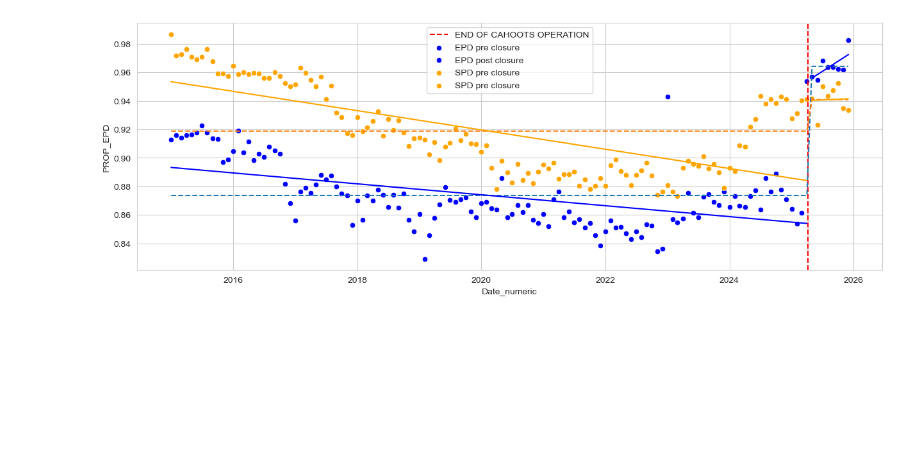
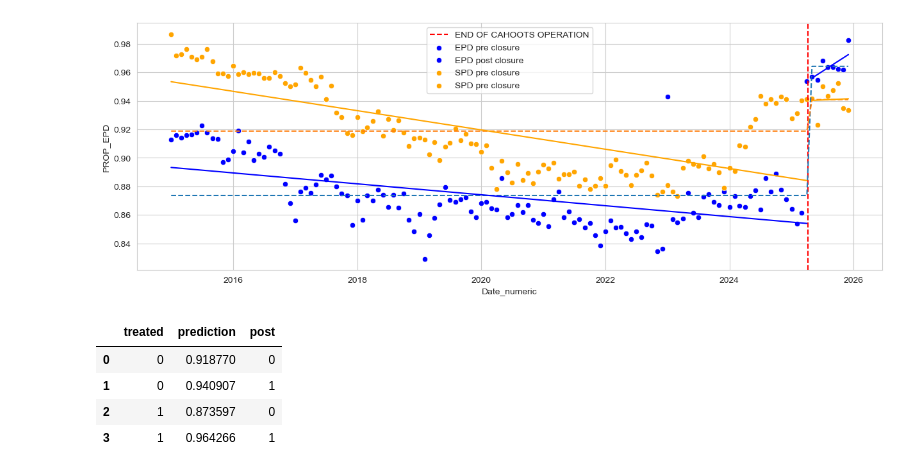
Before and after one commit to luhlig123/DataScienceInAction, a Jupyter notebook: DSCI410_Data_Processing.ipynb, the cells around one changed output. Cells and saved outputs as stored; diff of their text form; code cells hidden in the pictures; blank space fills up the shorter version.

```diff
--- a/DSCI410_Data_Processing.ipynb
+++ b/DSCI410_Data_Processing.ipynb
@@ -769,4 +721,0 @@ Notes:
-# %%
-y_pred = model_pd_prop.predict(EPD_SPD_PROP[["treated", "post"]])
-EPD_SPD_PROP["prediction"] = y_pred
-EPD_SPD_PROP["prediction"].unique()
@@ -805,3 +747,8 @@ SPD_PROP_PRE["prediction"] = Model_SPD_PRE.predict()
 
 Model_SPD_POST = fit_model(SPD_PROP_POST["value"], SPD_PROP_POST["Date_numeric"])
 SPD_PROP_POST["prediction"] = Model_SPD_POST.predict()
+# %%
+#EPD/SPD DID
+
+model_pd_prop = fit_DID(EPD_SPD_PROP, summary=True)
+EPD_SPD_PROP["prediction"] = model_pd_prop.predict()
@@ -830,3 +800,12 @@ plt.plot(SPD_PROP_POST["Date_numeric"], SPD_PROP_POST["prediction"], color = "or
 # %% [output]
 [<matplotlib.lines.Line2D at 0x...>]
 [figure]
+# %%
+EPD_SPD_PROP_RESULTS = EPD_SPD_PROP.groupby(["treated"])[["prediction", "post"]].value_counts().reset_index().drop(columns="count")
+EPD_SPD_PROP_RESULTS
+# %% [output]
+|  | treated | prediction | post |
+| 0 | 0 | 0.918770 | 0 |
+| 1 | 0 | 0.940907 | 1 |
+| 2 | 1 | 0.873597 | 0 |
+| 3 | 1 | 0.964266 | 1 |
```
Also changed, not shown: parts of 8 cells of this notebook.
